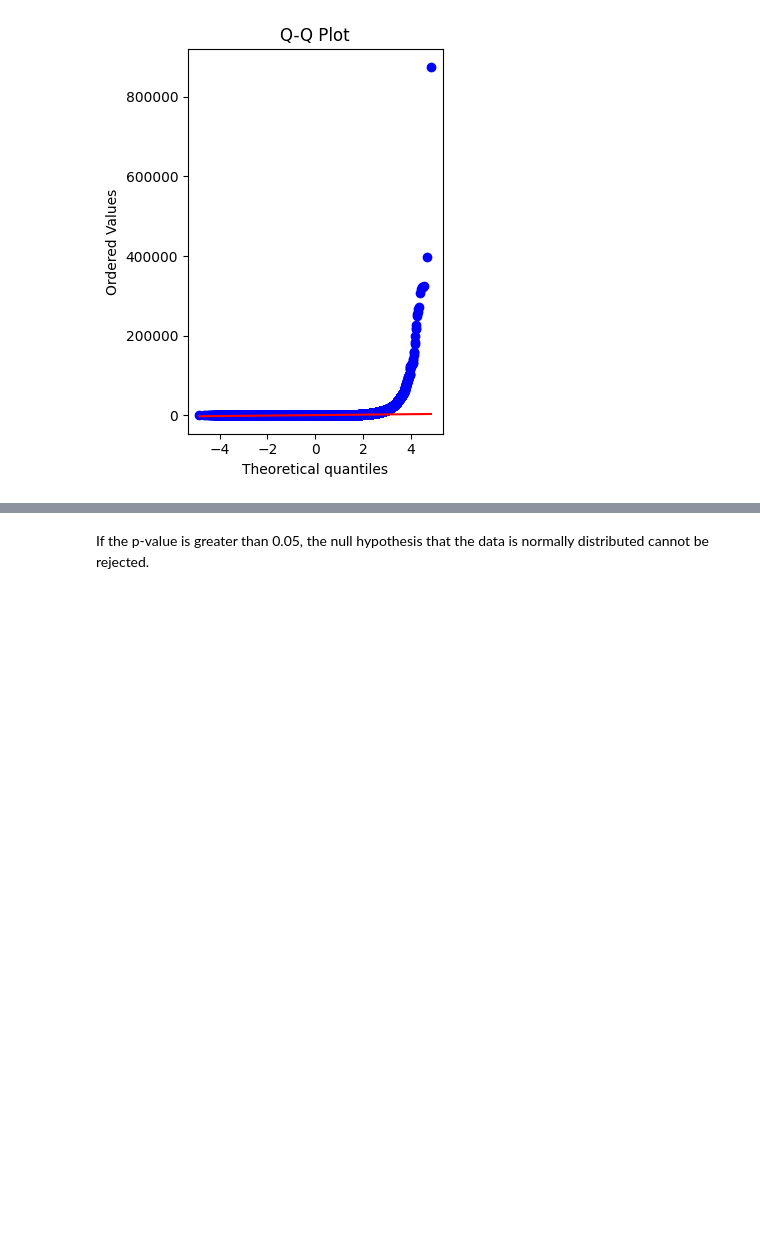
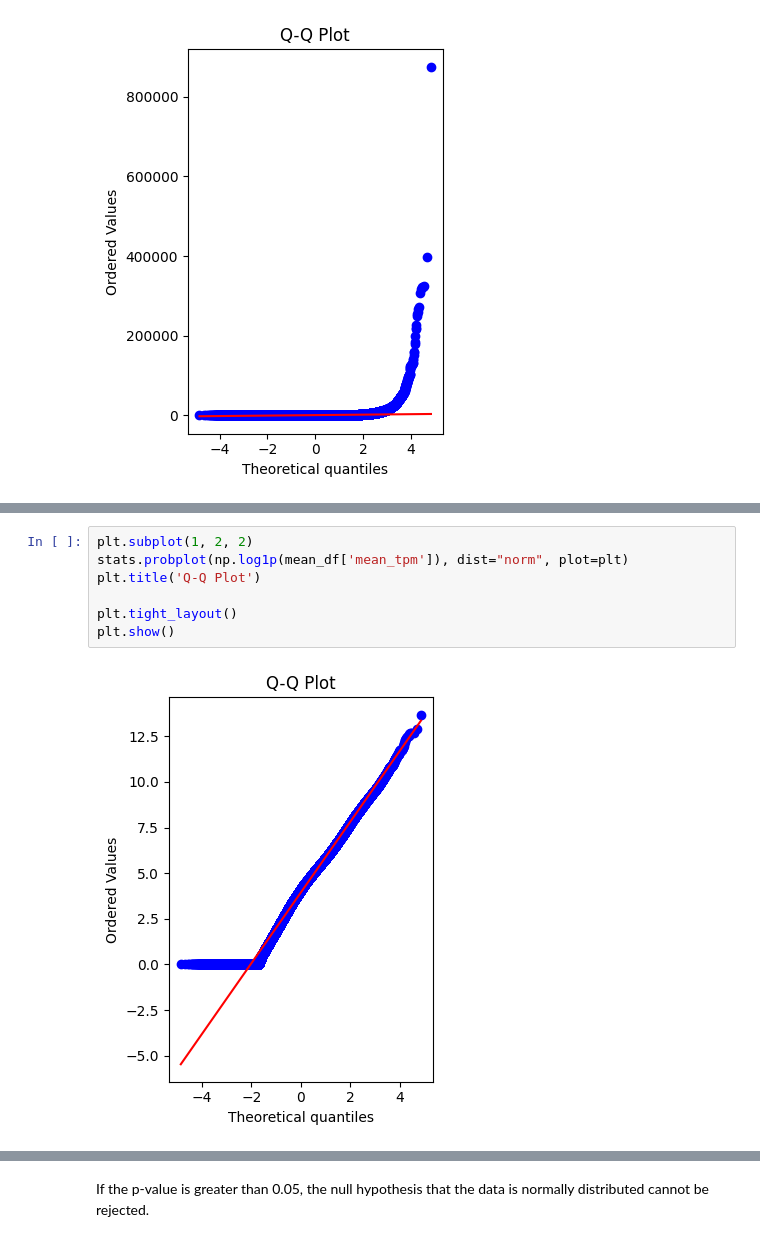
Before and after one commit to memetc/ML4RG_Group1, a Jupyter notebook: data_preparation.ipynb, the cells around one changed output, grey strips where cells are left out. Cells and saved outputs as stored; diff of their text form; blank space fills up the shorter version.

```diff
--- a/data_preparation.ipynb
+++ b/data_preparation.ipynb
@@ -243,0 +291,9 @@ plt.show()
+# %%
+plt.subplot(1, 2, 2)
+stats.probplot(np.log1p(mean_df['mean_tpm']), dist="norm", plot=plt)
+plt.title('Q-Q Plot')
+
+plt.tight_layout()
+plt.show()
+# %% [output]
+[figure, added]
```
Also changed, not shown: parts of 7 cells of this notebook.
